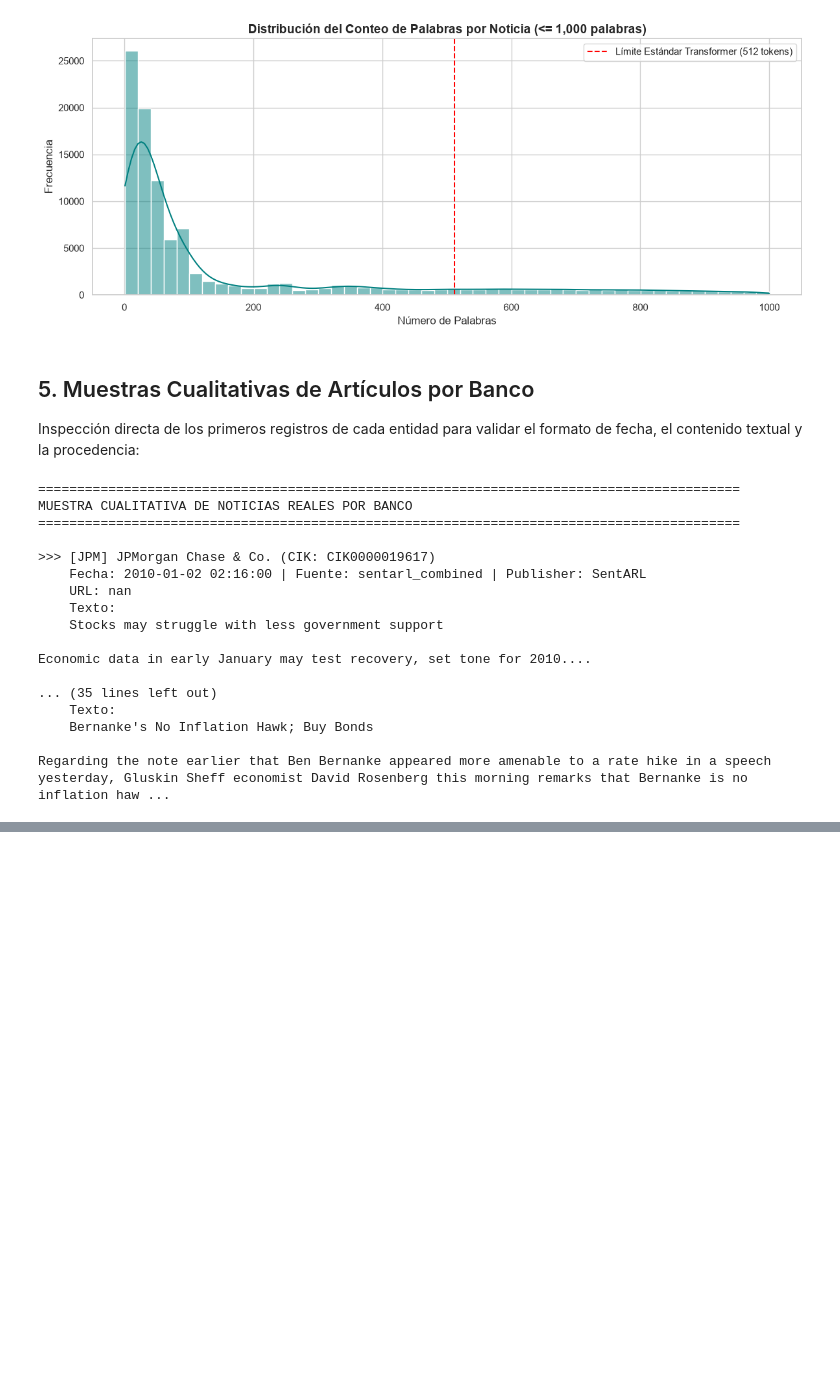
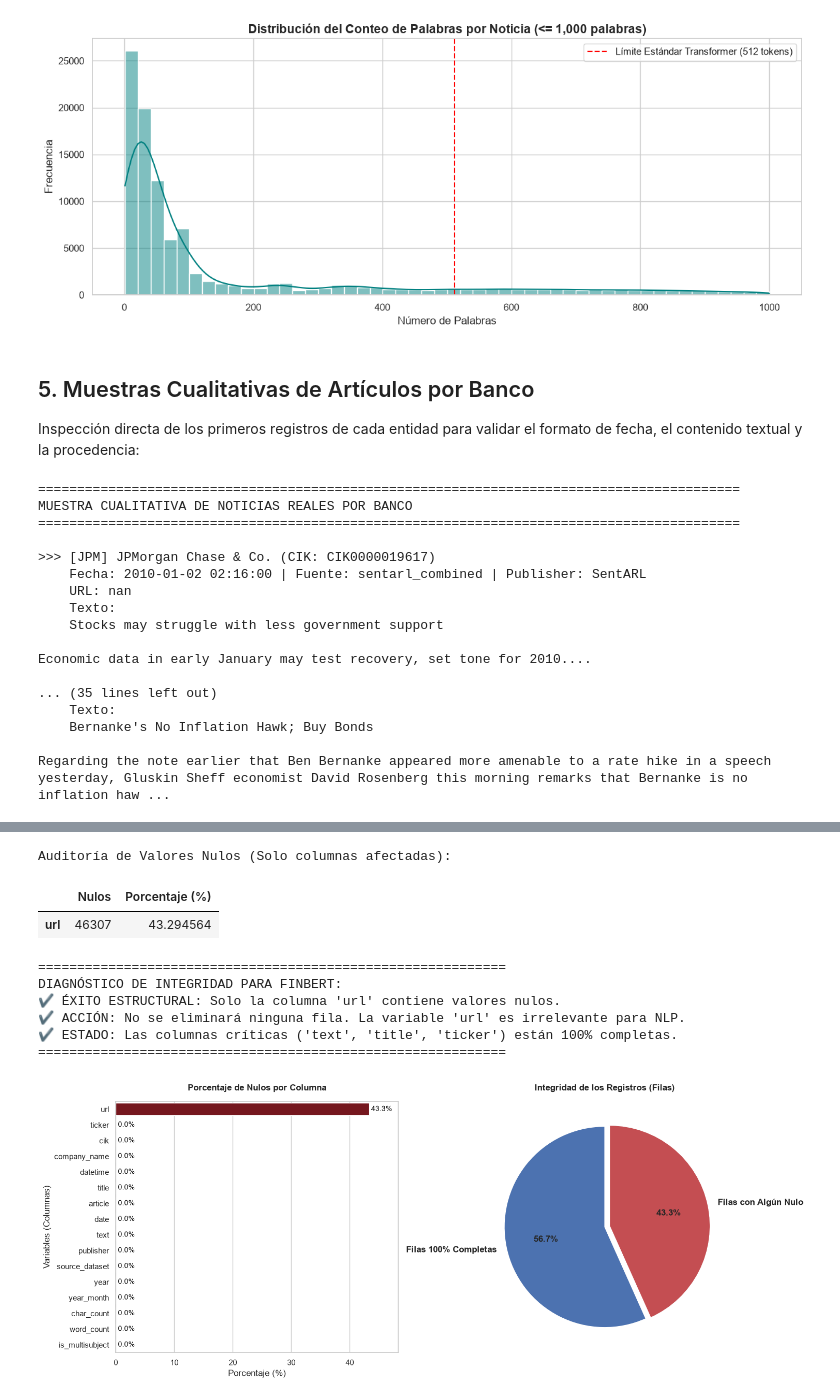
Before and after one commit to ArturoCarrilloJimenez/TFM-Master, a Jupyter notebook: src/notebooks/multisource_financial_news_EDA_2010_2023.ipynb, the cells around one changed output, grey strips where cells are left out. Cells and saved outputs as stored; diff of their text form; code cells hidden in the pictures; blank space fills up the shorter version.

```diff
--- a/src/notebooks/multisource_financial_news_EDA_2010_2023.ipynb
+++ b/src/notebooks/multisource_financial_news_EDA_2010_2023.ipynb
@@ -316 +529,80 @@ Regarding the note earlier that Ben Bernanke appeared more amenable to a rate hi
+# %%
+# 1. Calcular nulos por columna y su porcentaje
+null_counts = df.isnull().sum()
+null_pct = (null_counts / len(df)) * 100
+null_df = pd.DataFrame({'Nulos': null_counts, 'Porcentaje (%)': null_pct}).sort_values(by='Nulos', ascending=False)
+
+# Mostrar la tabla resumen por consola (solo variables con nulos)
+print("Auditoría de Valores Nulos (Solo columnas afectadas):")
+display(null_df[null_df['Nulos'] > 0])
+
+# =============================================================================
+# --- DIAGNÓSTICO ESTRATÉGICO PARA EL MODELO ---
+# =============================================================================
+print("\n" + "="*60)
+print("DIAGNÓSTICO DE INTEGRIDAD PARA FINBERT:")
+columnas_con_nulos = null_df[null_df['Nulos'] > 0].index.tolist()
+
+if columnas_con_nulos == ['url']:
+    print("✔ ÉXITO ESTRUCTURAL: Solo la columna 'url' contiene valores nulos.")
+    print("✔ ACCIÓN: No se eliminará ninguna fila. La variable 'url' es irrelevante para NLP.")
+    print("✔ ESTADO: Las columnas críticas ('text', 'title', 'ticker') están 100% completas.")
+else:
+    print(f"⚠ ATENCIÓN: Nulos detectados en {columnas_con_nulos}.")
+    print("Si 'text', 'title' o 'ticker' están afectados, se requiere limpieza obligatoria.")
+print("="*60 + "\n")
+
+# 2. Calcular el impacto estructural (Filas afectadas vs Filas completas)
+filas_con_nulos = df.isnull().any(axis=1).sum()
+filas_completas = len(df) - filas_con_nulos
+
+# 3. Crear el lienzo con dos gráficos (1 fila, 2 columnas)
+fig, axes = plt.subplots(1, 2, figsize=(15, 6))
+
+# --- GRÁFICO 1 (Izquierda): Barras Horizontales ---
+sns.barplot(
+    x=null_df['Porcentaje (%)'],
+    y=null_df.index,
+    ax=axes[0],
+    hue=null_df.index,
+    palette="Reds_r",
+    legend=False
+)
+axes[0].set_title("Porcentaje de Nulos por Columna", fontweight='bold', pad=15)
+axes[0].set_xlabel("Porcentaje (%)")
+axes[0].set_ylabel("Variables (Columnas)")
+axes[0].set_xlim(0, max(10, null_pct.max() + 5))
+
+for container in axes[0].containers:
+    axes[0].bar_label(container, fmt='%.1f%%', padding=3, color='black', fontsize=10)
+
+# --- GRÁFICO 2 (Derecha): Tarta ---
+labels = ['Filas 100% Completas', 'Filas con Algún Nulo']
+colores = ['#4C72B0', '#C44E52']
+valores = [filas_completas, filas_con_nulos]
+
+axes[1].pie(
+    valores,
+    labels=labels,
+    autopct='%1.1f%%',
+    startangle=90,
+    colors=colores,
+    explode=[0, 0.05] if filas_con_nulos > 0 else [0, 0],
+    textprops={'fontsize': 12, 'fontweight': 'bold'}
+)
+axes[1].set_title("Integridad de los Registros (Filas)", fontweight='bold', pad=15)
+
+plt.tight_layout()
+plt.show()
+# %% [output]
+Auditoría de Valores Nulos (Solo columnas afectadas):
+|  | Nulos | Porcentaje (%) |
+| url | 46307 | 43.294564 |
+============================================================
+DIAGNÓSTICO DE INTEGRIDAD PARA FINBERT:
+✔ ÉXITO ESTRUCTURAL: Solo la columna 'url' contiene valores nulos.
+✔ ACCIÓN: No se eliminará ninguna fila. La variable 'url' es irrelevante para NLP.
+✔ ESTADO: Las columnas críticas ('text', 'title', 'ticker') están 100% completas.
+============================================================
+[figure, added]
 # %% [markdown]
```
Also changed, not shown: parts of 11 cells of this notebook.
